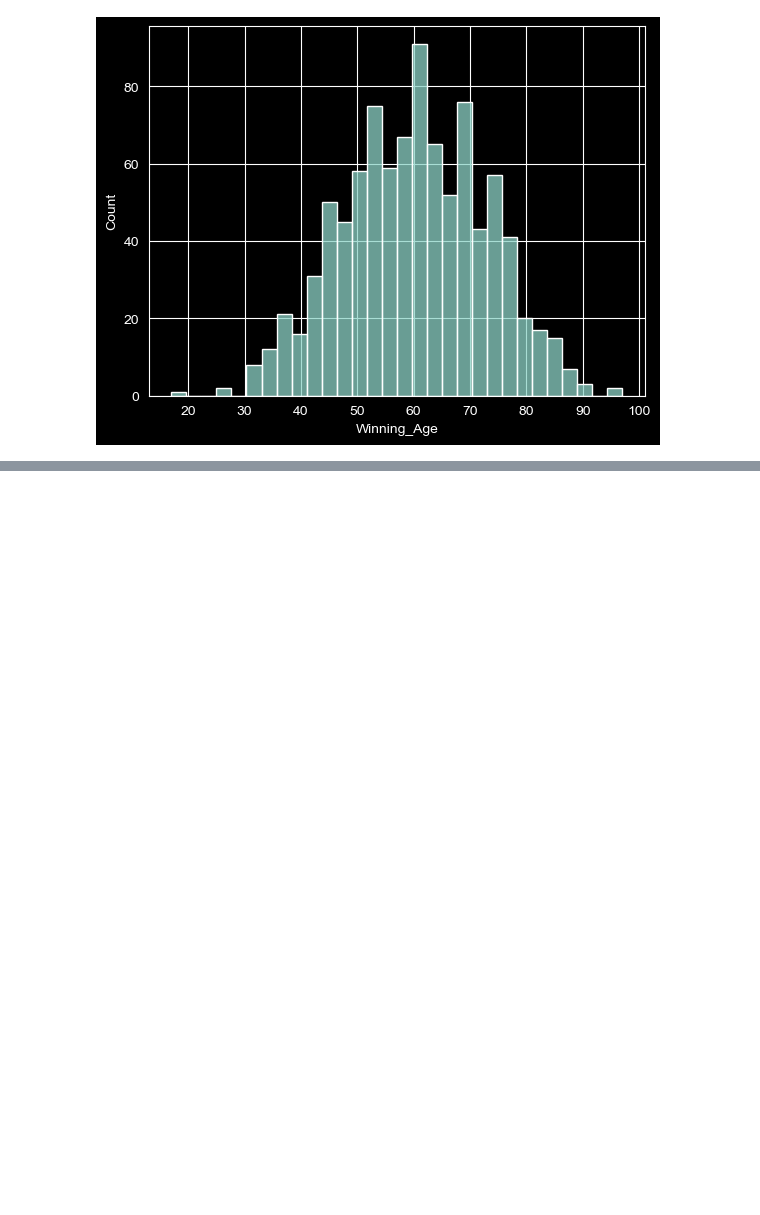
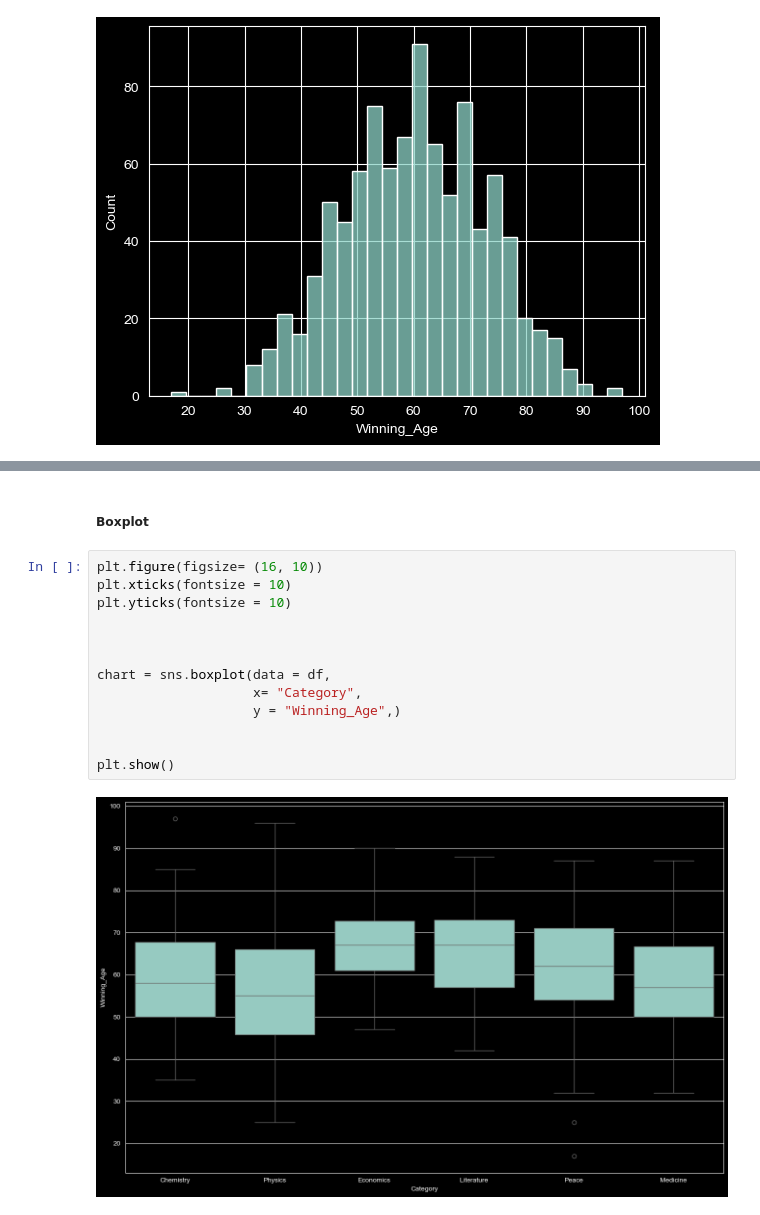
Before and after one commit to shane-221/Python_Basics, a Jupyter notebook: 09_Advanced-Data_Analysis(Pandas-Plotly-Seaborn)/79_Matplotlib_Pandas_Seaborn/main.ipynb, the cells around one changed output, grey strips where cells are left out. Cells and saved outputs as stored; diff of their text form; blank space fills up the shorter version.

```diff
--- a/09_Advanced-Data_Analysis(Pandas-Plotly-Seaborn)/79_Matplotlib_Pandas_Seaborn/main.ipynb
+++ b/09_Advanced-Data_Analysis(Pandas-Plotly-Seaborn)/79_Matplotlib_Pandas_Seaborn/main.ipynb
@@ -748,0 +788,17 @@ chart = sns.histplot( df, x="Winning_Age", bins =30)                    # use th
+# %% [markdown]
+##### Boxplot
+# %%
+plt.figure(figsize= (16, 10))
+plt.xticks(fontsize = 10)
+plt.yticks(fontsize = 10)
+
+
+
+chart = sns.boxplot(data = df,
+                    x= "Category",
+                    y = "Winning_Age",)
+
+
+plt.show()
+# %% [output]
+[figure, added]
```
Also changed, not shown: parts of 10 cells of this notebook.
